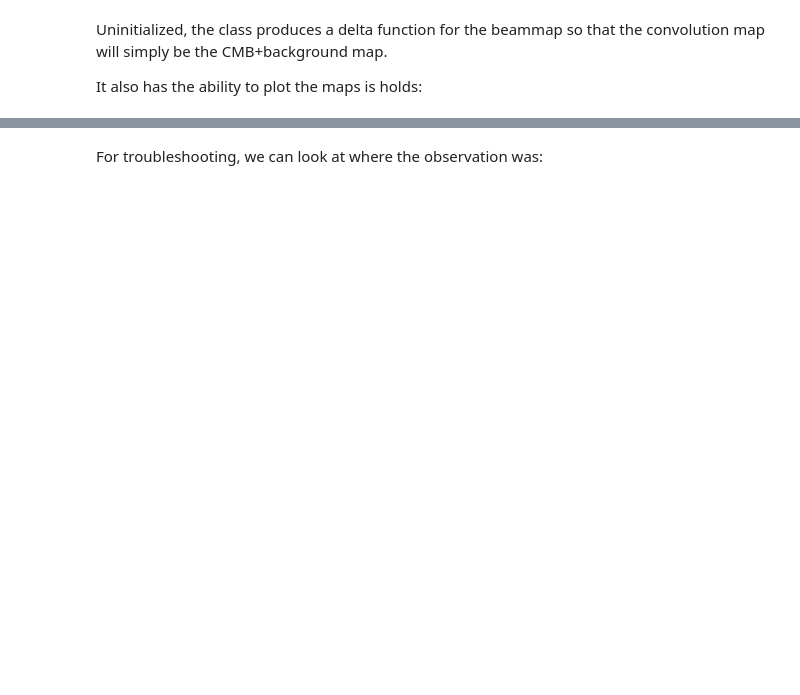
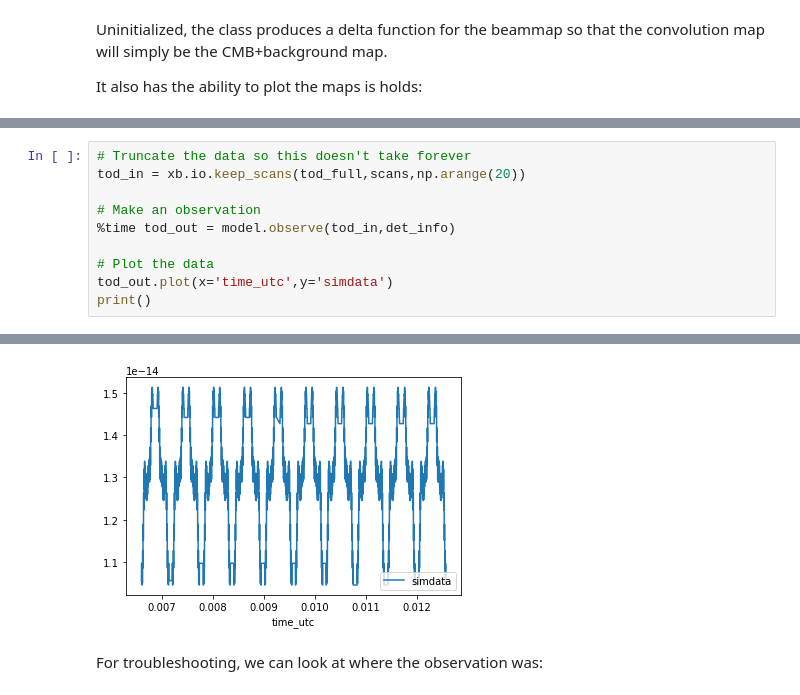
Before and after one commit to phys201/extended-beam-modeling, a Jupyter notebook: model_test.ipynb, the cells around one changed output, grey strips where cells are left out. Saved outputs shown, nothing was run; the diff lists cells and outputs as text; blank space fills up the shorter version.

```diff
--- a/model_test.ipynb
+++ b/model_test.ipynb
@@ -129,0 +220,11 @@ Wall time: 779 ms
+# %%
+# Truncate the data so this doesn't take forever
+tod_in = xb.io.keep_scans(tod_full,scans,np.arange(20))
+
+# Make an observation
+%time tod_out = model.observe(tod_in,det_info)
+
+# Plot the data
+tod_out.plot(x='time_utc',y='simdata')
+print()
+# %% [output]
@@ -130,3 +233,4 @@ Wall time: 779 ms
+[figure, added]
 # %% [markdown]
 For troubleshooting, we can look at where the observation was:
 # %%
```
Also changed, not shown: parts of 18 cells of this notebook, 6 other files.
